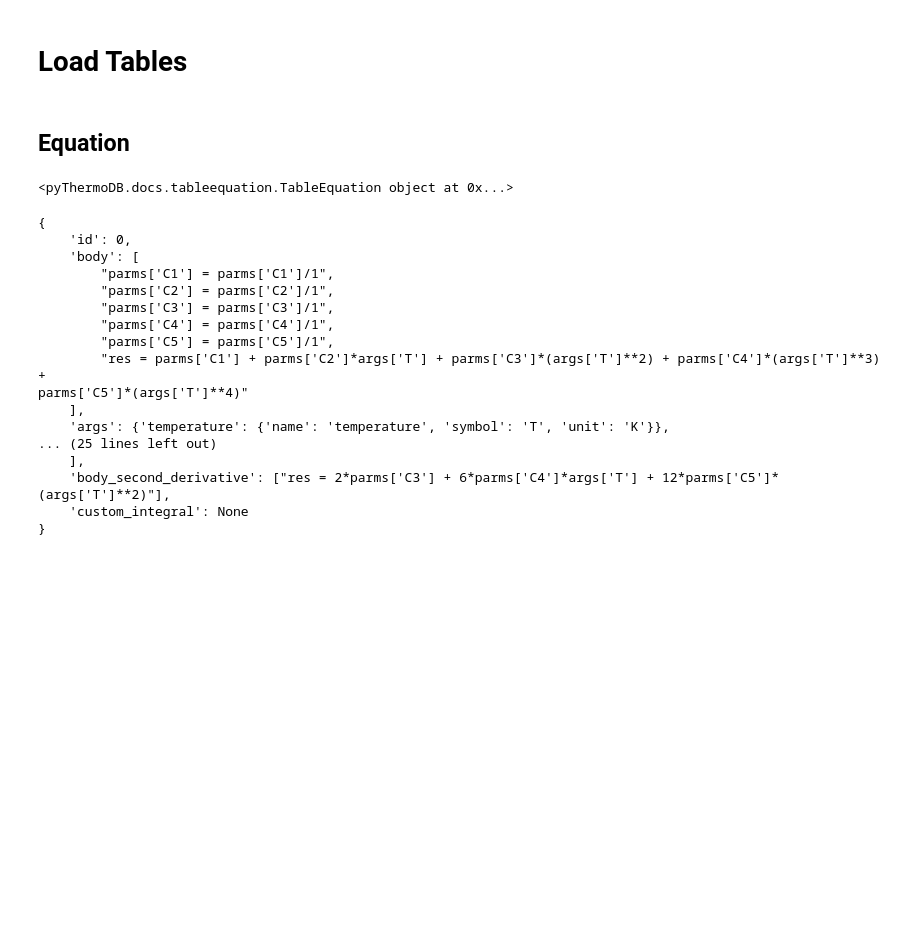
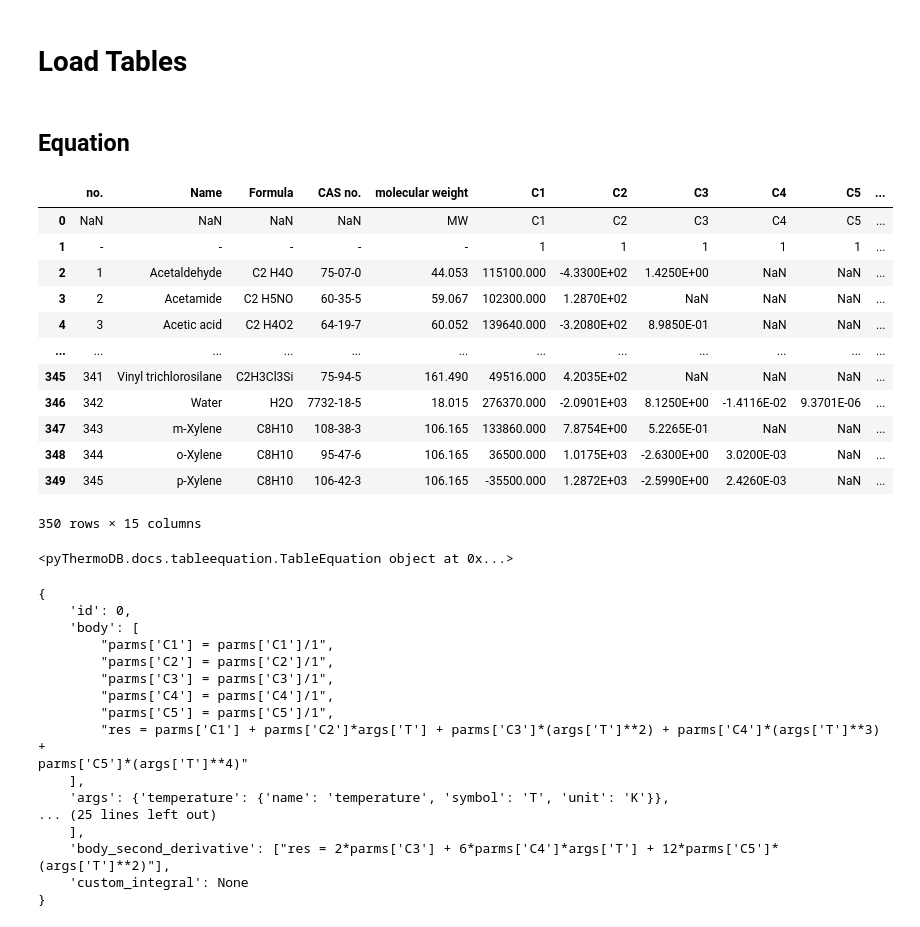
Before and after one commit to sinagilassi/PyThermoDB, a Jupyter notebook: notebooks/doc1.ipynb, the cells around one changed output. Drawn from its saved outputs; the diff is of its cells as text; code cells hidden in the pictures; blank space fills up the shorter version.

Commit message:
add table load

```diff
--- a/notebooks/doc1.ipynb
+++ b/notebooks/doc1.ipynb
@@ -114,6 +114,23 @@ print(tb_info)
 # Load Tables
 # %% [markdown]
 ## Equation
+# %%
+res_ = tdb.table_data(1,4)
+res_
+# %% [output]
+|  | no. | Name | Formula | CAS no. | molecular weight | C1 | C2 | C3 | C4 | C5 | ... |
+| 0 | NaN | NaN | NaN | NaN | MW | C1 | C2 | C3 | C4 | C5 | ... |
+| 1 | - | - | - | - | - | 1 | 1 | 1 | 1 | 1 | ... |
+| 2 | 1 | Acetaldehyde | C2 H4O | 75-07-0 | 44.053 | 115100.000 | -4.3300E+02 | 1.4250E+00 | NaN | NaN | ... |
+| 3 | 2 | Acetamide | C2 H5NO | 60-35-5 | 59.067 | 102300.000 | 1.2870E+02 | NaN | NaN | NaN | ... |
+| 4 | 3 | Acetic acid | C2 H4O2 | 64-19-7 | 60.052 | 139640.000 | -3.2080E+02 | 8.9850E-01 | NaN | NaN | ... |
+| ... | ... | ... | ... | ... | ... | ... | ... | ... | ... | ... | ... |
+| 345 | 341 | Vinyl trichlorosilane | C2H3Cl3Si | 75-94-5 | 161.490 | 49516.000 | 4.2035E+02 | NaN | NaN | NaN | ... |
+| 346 | 342 | Water | H2O | 7732-18-5 | 18.015 | 276370.000 | -2.0901E+03 | 8.1250E+00 | -1.4116E-02 | 9.3701E-06 | ... |
+| 347 | 343 | m-Xylene | C8H10 | 108-38-3 | 106.165 | 133860.000 | 7.8754E+00 | 5.2265E-01 | NaN | NaN | ... |
+| 348 | 344 | o-Xylene | C8H10 | 95-47-6 | 106.165 | 36500.000 | 1.0175E+03 | -2.6300E+00 | 3.0200E-03 | NaN | ... |
+| 349 | 345 | p-Xylene | C8H10 | 106-42-3 | 106.165 | -35500.000 | 1.2872E+03 | -2.5990E+00 | 2.4260E-03 | NaN | ... |
+350 rows × 15 columns
 # %%
 # load equation to check
 vapor_pressure_tb = tdb.equation_load(1, 4)
```
Also changed, not shown: parts of 1 cell of this notebook, 18 other files.
